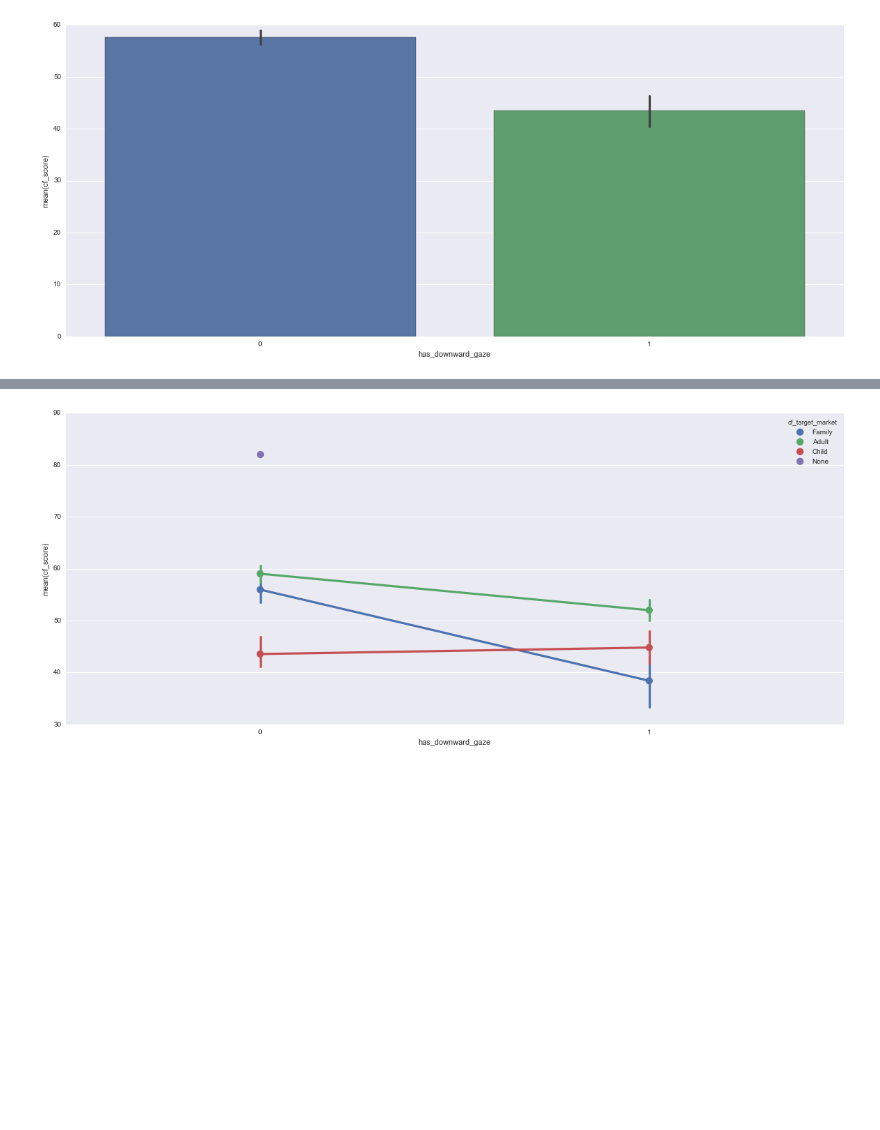
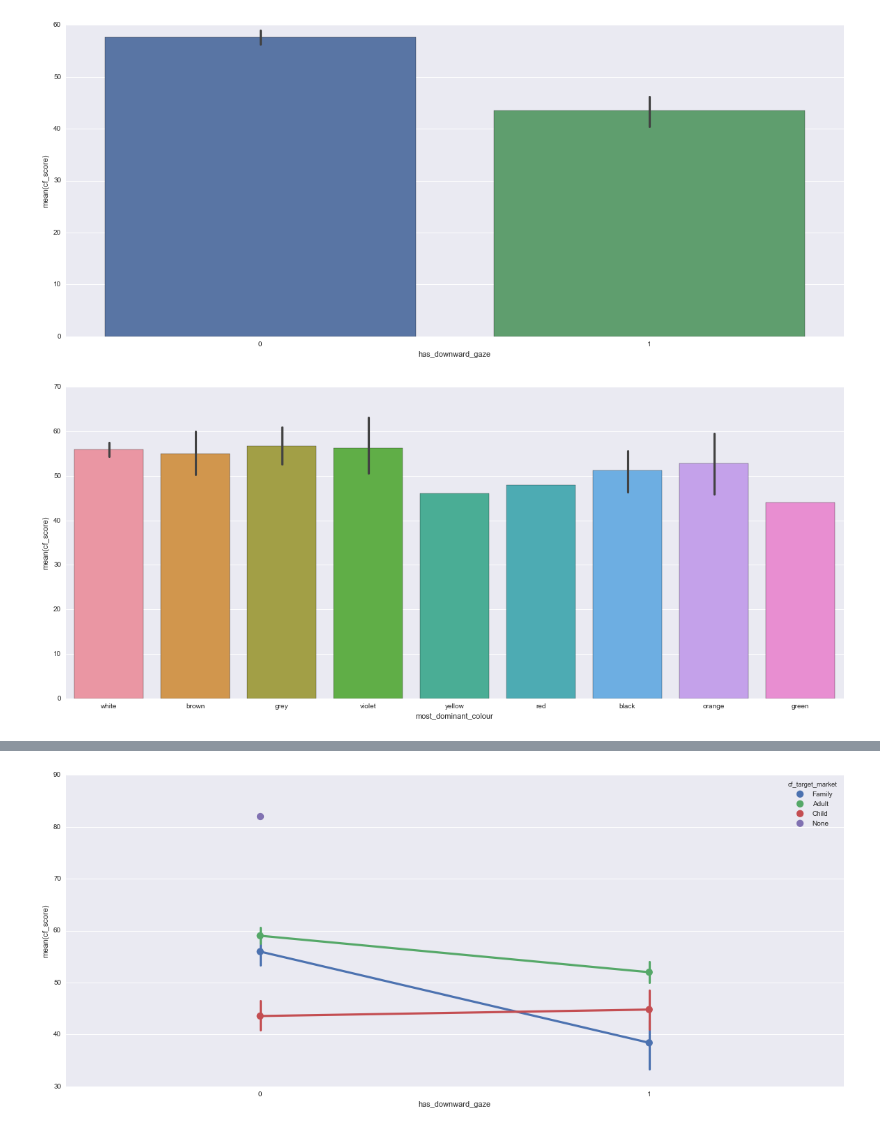
Before and after one commit to drostehk/cereals, a Jupyter notebook: code/pycon.ipynb, the cells around one changed output, grey strips where cells are left out. Drawn from its saved outputs; the diff is of its cells as text; code cells hidden in the pictures; blank space fills up the shorter version.

```diff
--- a/code/pycon.ipynb
+++ b/code/pycon.ipynb
@@ -66,3 +74,7 @@ sns.barplot(x="cf_target_market", y="cf_score", hue='has_character', data=cereal
 sns.barplot(x="has_downward_gaze", y="cf_score", data=cereals, order=[0,1]);
 # %% [output]
 [figure]
+# %%
+sns.barplot(x="most_dominant_colour", y="cf_score", data=cereals);
+# %% [output]
+[figure, added]
```
Also changed, not shown: parts of 30 cells of this notebook, 6 other files.
